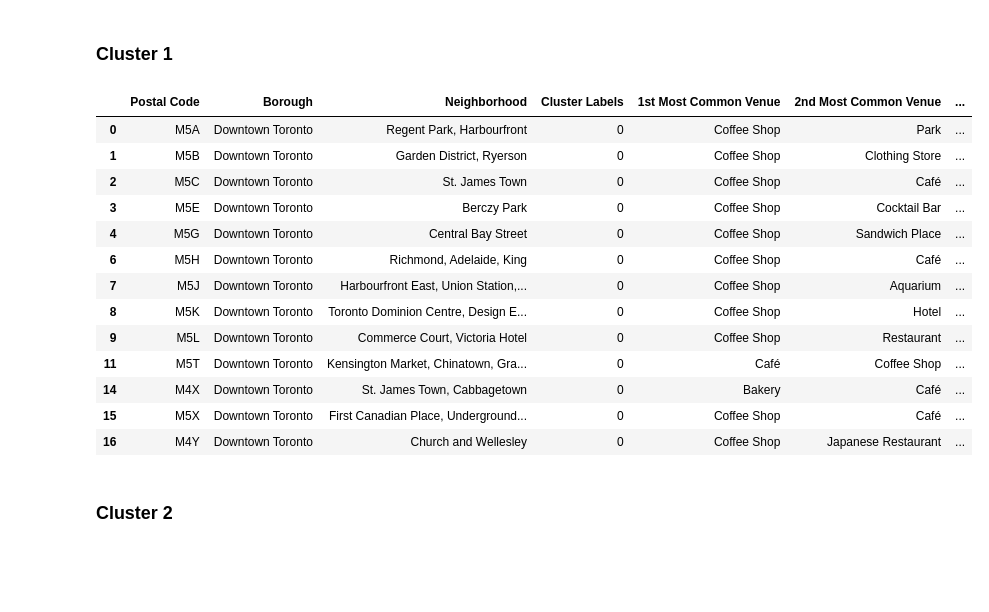
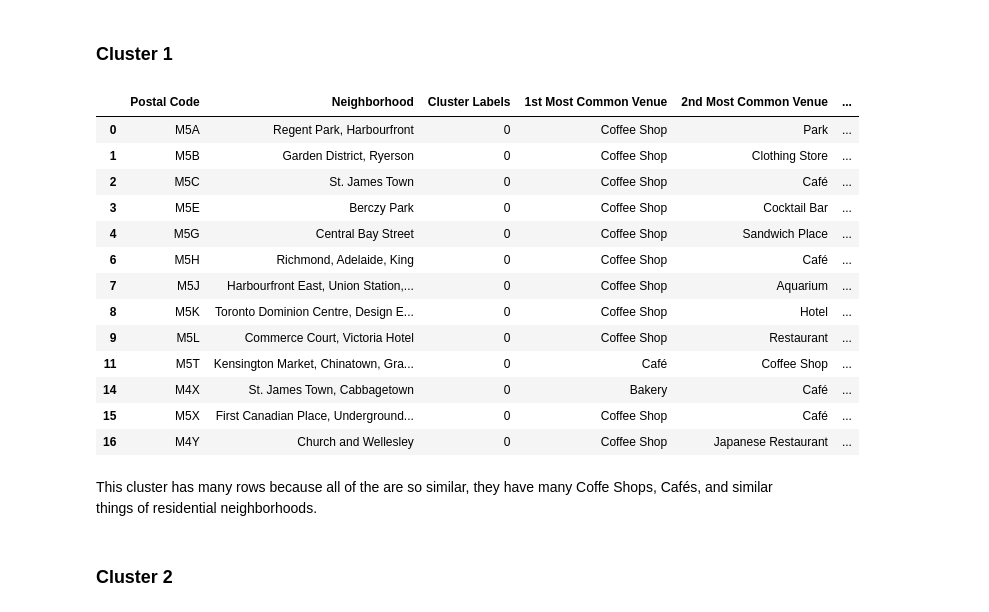
Before and after one commit to AngelMartiLink/Coursera_Capstone, a Jupyter notebook: Segmenting and Clustering Neighborhoods in Toronto.ipynb, the cells around one changed output. Saved outputs shown, nothing was run; the diff lists cells and outputs as text; code cells hidden in the pictures; blank space fills up the shorter version.

```diff
--- a/Segmenting and Clustering Neighborhoods in Toronto.ipynb
+++ b/Segmenting and Clustering Neighborhoods in Toronto.ipynb
@@ -581,22 +581,24 @@ map_clusters
 # %% [markdown]
 <h3>Cluster 1</h3>
 # %%
-downtown_toronto_merged.loc[downtown_toronto_merged['Cluster Labels'] == 0, downtown_toronto_merged.columns[[0] + [1] + [2] + list(range(5, downtown_toronto_merged.shape[1]))]]
+downtown_toronto_merged.loc[downtown_toronto_merged['Cluster Labels'] == 0, downtown_toronto_merged.columns[[0] + [2] + list(range(5, downtown_toronto_merged.shape[1]))]]
 # %% [output]
-|  | Postal Code | Borough | Neighborhood | Cluster Labels | 1st Most Common Venue | 2nd Most Common Venue | ... |
-| 0 | M5A | Downtown Toronto | Regent Park, Harbourfront | 0 | Coffee Shop | Park | ... |
-| 1 | M5B | Downtown Toronto | Garden District, Ryerson | 0 | Coffee Shop | Clothing Store | ... |
-| 2 | M5C | Downtown Toronto | St. James Town | 0 | Coffee Shop | Café | ... |
-| 3 | M5E | Downtown Toronto | Berczy Park | 0 | Coffee Shop | Cocktail Bar | ... |
-| 4 | M5G | Downtown Toronto | Central Bay Street | 0 | Coffee Shop | Sandwich Place | ... |
-| 6 | M5H | Downtown Toronto | Richmond, Adelaide, King | 0 | Coffee Shop | Café | ... |
-| 7 | M5J | Downtown Toronto | Harbourfront East, Union Station,... | 0 | Coffee Shop | Aquarium | ... |
-| 8 | M5K | Downtown Toronto | Toronto Dominion Centre, Design E... | 0 | Coffee Shop | Hotel | ... |
-| 9 | M5L | Downtown Toronto | Commerce Court, Victoria Hotel | 0 | Coffee Shop | Restaurant | ... |
-| 11 | M5T | Downtown Toronto | Kensington Market, Chinatown, Gra... | 0 | Café | Coffee Shop | ... |
-| 14 | M4X | Downtown Toronto | St. James Town, Cabbagetown | 0 | Bakery | Café | ... |
-| 15 | M5X | Downtown Toronto | First Canadian Place, Underground... | 0 | Coffee Shop | Café | ... |
-| 16 | M4Y | Downtown Toronto | Church and Wellesley | 0 | Coffee Shop | Japanese Restaurant | ... |
+|  | Postal Code | Neighborhood | Cluster Labels | 1st Most Common Venue | 2nd Most Common Venue | ... |
+| 0 | M5A | Regent Park, Harbourfront | 0 | Coffee Shop | Park | ... |
+| 1 | M5B | Garden District, Ryerson | 0 | Coffee Shop | Clothing Store | ... |
+| 2 | M5C | St. James Town | 0 | Coffee Shop | Café | ... |
+| 3 | M5E | Berczy Park | 0 | Coffee Shop | Cocktail Bar | ... |
+| 4 | M5G | Central Bay Street | 0 | Coffee Shop | Sandwich Place | ... |
+| 6 | M5H | Richmond, Adelaide, King | 0 | Coffee Shop | Café | ... |
+| 7 | M5J | Harbourfront East, Union Station,... | 0 | Coffee Shop | Aquarium | ... |
+| 8 | M5K | Toronto Dominion Centre, Design E... | 0 | Coffee Shop | Hotel | ... |
+| 9 | M5L | Commerce Court, Victoria Hotel | 0 | Coffee Shop | Restaurant | ... |
+| 11 | M5T | Kensington Market, Chinatown, Gra... | 0 | Café | Coffee Shop | ... |
+| 14 | M4X | St. James Town, Cabbagetown | 0 | Bakery | Café | ... |
+| 15 | M5X | First Canadian Place, Underground... | 0 | Coffee Shop | Café | ... |
+| 16 | M4Y | Church and Wellesley | 0 | Coffee Shop | Japanese Restaurant | ... |
+# %% [markdown]
+This cluster has many rows because all of the are so similar, they have many Coffe Shops, Cafés, and similar things of residential neighborhoods.
 # %% [markdown]
 <h3>Cluster 2</h3>
 # %%
```
Also changed, not shown: parts of 4 cells of this notebook.
